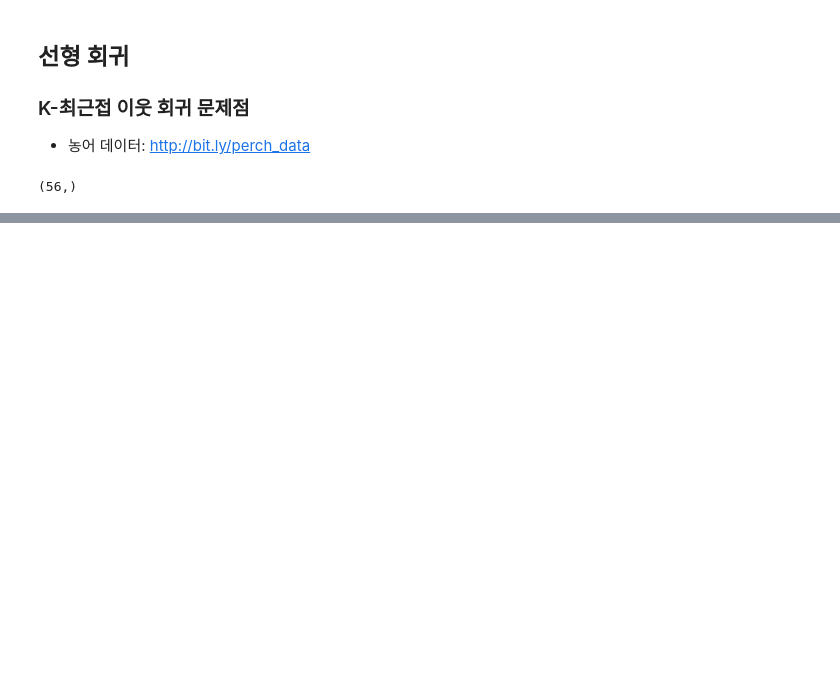
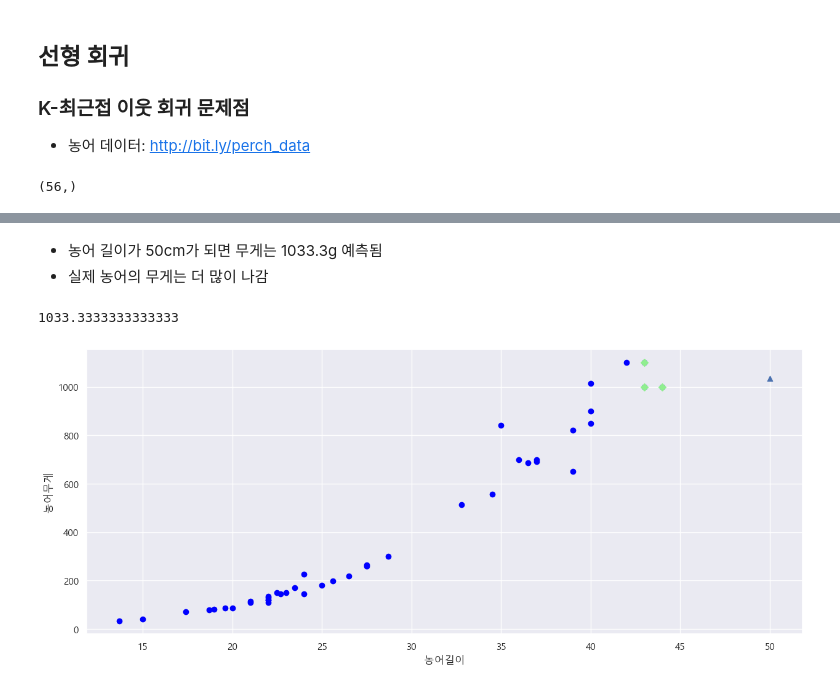
Before and after one commit to hyeonnnho/iot-dataanalysis-2025, a Jupyter notebook: day02/mldl03_선형회귀.ipynb, the cells around one changed output, grey strips where cells are left out. Cells and saved outputs as stored; diff of their text form; code cells hidden in the pictures; blank space fills up the shorter version.

```diff
--- a/day02/mldl03_선형회귀.ipynb
+++ b/day02/mldl03_선형회귀.ipynb
@@ -27,0 +45,3 @@ perch_length.shape
+# %%
+knr = KNeighborsRegressor(n_neighbors=3)
+knr
@@ -27,0 +50,2 @@ perch_length.shape
+# %%
+knr.fit(train_input, train_target)
@@ -27,0 +62,3 @@ perch_length.shape
+# %% [markdown]
+- 농어 길이가 50cm가 되면 무게는 1033.3g 예측됨
+- 실제 농어의 무게는 더 많이 나감
@@ -27,0 +68,32 @@ perch_length.shape
+# %%
+# 한글로 Matplotlib 사용시 항상 필요
+from matplotlib import rcParams, font_manager, rc
+
+font_path = 'C:/Windows/Fonts/malgun.ttf'
+font = font_manager.FontProperties(fname=font_path).get_name()
+rc('font', family=font)
+rcParams['axes.unicode_minus'] = False
+
+sns.set_style('darkgrid')
+sns.set_theme(font='Malgun Gothic', rc={'axes.unicode_minus': False})
+# %%
+# 50cm 농어 최근접 이웃 구하기
+perd_perch = [[50,]]
+distances, indexes = knr.kneighbors(perd_perch)
+# %%
+np.mean(train_target[indexes])
+# %% [output]
+1033.3333333333333
+# %%
+# 농어 훈련 세트 산점도 그리기
+plt.figure(figsize=(15,6))
+plt.scatter(train_input, train_target, color='blue', label='농어데이터')
+# 훈련 세트에서 최근접 이웃만 다시 표시
+plt.scatter(train_input[indexes], train_target[indexes], marker='D', color='lightgreen', label='이웃데이터')
+plt.scatter(50.0, 1033.3333, marker='^')
+
+plt.xlabel('농어길이')
+plt.ylabel('농어무게')
+plt.show()
+# %% [output]
+[figure, added]
```
Also changed, not shown: parts of 27 cells of this notebook, 1 other file.
